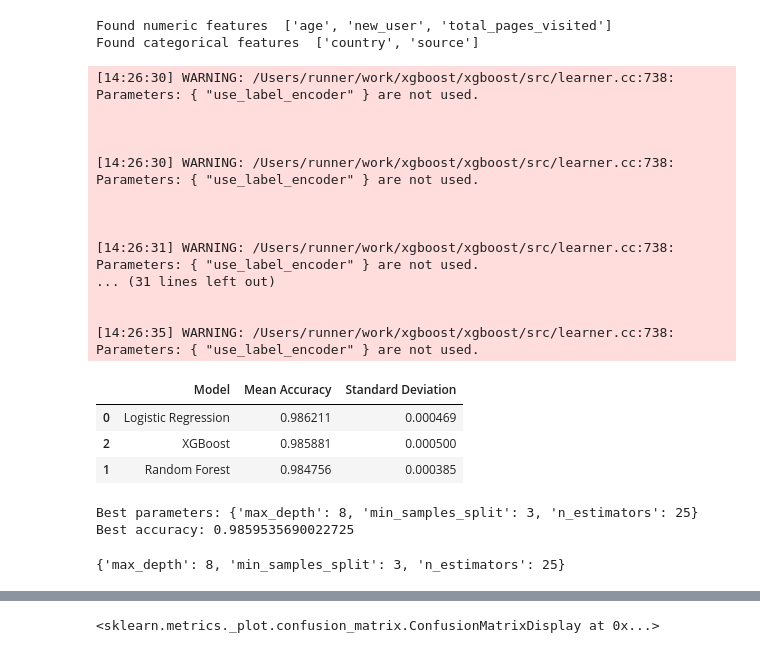
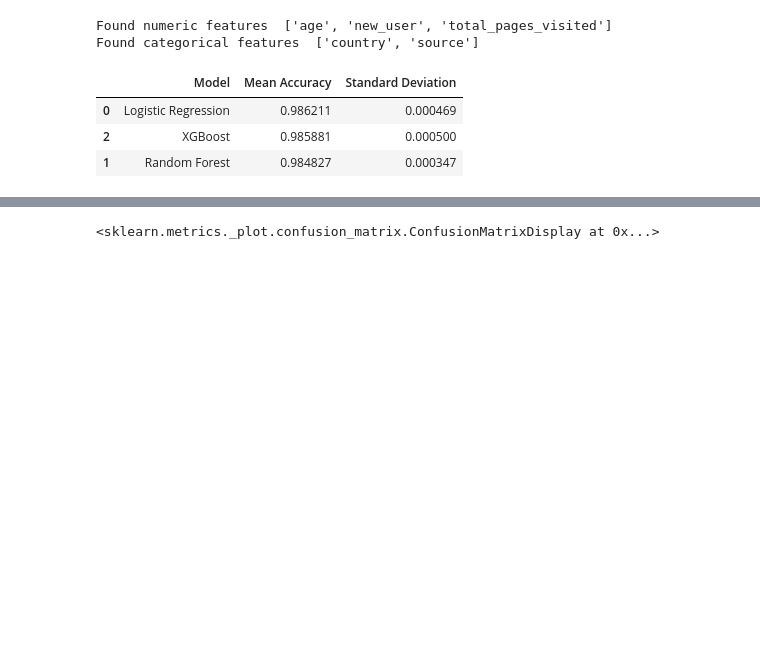
Before and after one commit to Quentin-qha/Jedha, a Jupyter notebook: 05_supervised_machine_learning/convertion_rate.ipynb, the cells around one changed output, grey strips where cells are left out. Saved outputs shown, nothing was run; the diff lists cells and outputs as text; code cells hidden in the pictures; blank space fills up the shorter version.

Commit message:
third step ML - supervised

```diff
--- a/05_supervised_machine_learning/convertion_rate.ipynb
+++ b/05_supervised_machine_learning/convertion_rate.ipynb
@@ -224,78 +216,28 @@ preprocessor = ColumnTransformer(
 # %%
 models = {
     "Logistic Regression": LogisticRegression(),
     "Random Forest": RandomForestClassifier(),
-    "XGBoost": XGBClassifier(use_label_encoder=False, eval_metric="logloss")
+    "XGBoost": XGBClassifier(eval_metric="logloss"),
 }
 
 results = []
 
 for name, model in models.items():
     pipeline = Pipeline(steps=[
         ('preprocessor', preprocessor),
         ('classifier', model)
     ])
     scores = cross_val_score(pipeline, X, y, cv=10)
     results.append({
         "Model": name,
         "Mean Accuracy": scores.mean(),
         "Standard Deviation": scores.std()
     })
 
 results_df = pd.DataFrame(results)
 results_df.sort_values(by="Mean Accuracy", ascending=False)
 # %% [output]
-[14:26:30] WARNING: /Users/runner/work/xgboost/xgboost/src/learner.cc:738:
-Parameters: { "use_label_encoder" } are not used.
-
-
-
-[14:26:30] WARNING: /Users/runner/work/xgboost/xgboost/src/learner.cc:738:
-Parameters: { "use_label_encoder" } are not used.
-
-
-
-[14:26:31] WARNING: /Users/runner/work/xgboost/xgboost/src/learner.cc:738:
-Parameters: { "use_label_encoder" } are not used.
-... (31 lines left out)
-
-
-[14:26:35] WARNING: /Users/runner/work/xgboost/xgboost/src/learner.cc:738:
-Parameters: { "use_label_encoder" } are not used.
 |  | Model | Mean Accuracy | Standard Deviation |
 | 0 | Logistic Regression | 0.986211 | 0.000469 |
 | 2 | XGBoost | 0.985881 | 0.000500 |
-| 1 | Random Forest | 0.984756 | 0.000385 |
+| 1 | Random Forest | 0.984827 | 0.000347 |
-# %%
-choosed_model = RandomForestClassifier(random_state=42)
-
-params = {
-    'n_estimators': [15, 20, 25],
-    'max_depth': [7, 8, 9],
-    'min_samples_split': [3, 4]
-}
-
-grid_search = GridSearchCV(
-    estimator=choosed_model,
-    param_grid=params,
-    cv=5,
-    scoring='accuracy'
-)
-
-grid_pipeline = Pipeline([
-    ('preprocessor', preprocessor),
-    ('classifier', grid_search)
-])
-
-grid_pipeline.fit(X_train, y_train)
-
-print("Best parameters:", grid_search.best_params_)
-print("Best accuracy:", grid_search.best_score_)
-# %% [output]
-Best parameters: {'max_depth': 8, 'min_samples_split': 3, 'n_estimators': 25}
-Best accuracy: 0.9859535690022725
-# %%
-best_params = grid_pipeline.named_steps['classifier'].best_params_
-best_params
-# %% [output]
-{'max_depth': 8, 'min_samples_split': 3, 'n_estimators': 25}
```
Also changed, not shown: parts of 14 cells of this notebook.
